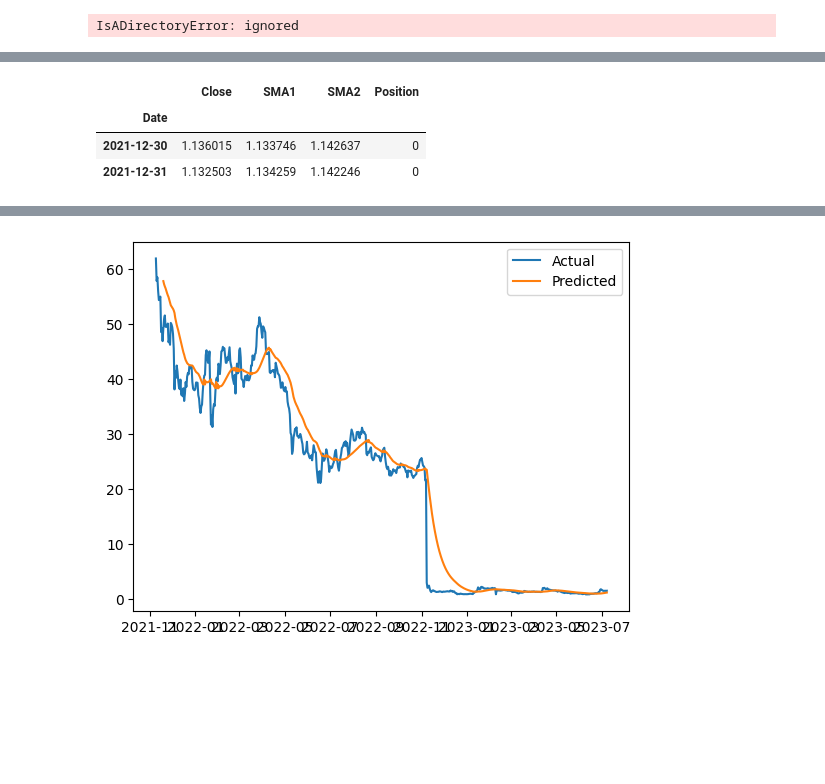
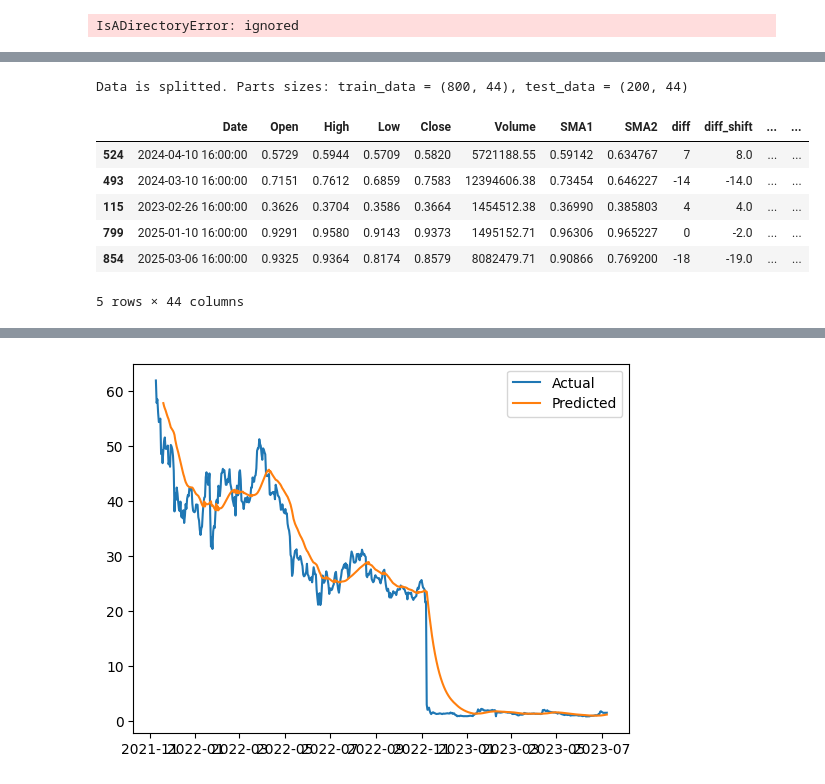
Before and after one commit to Nekhaenko/BigData1, a Jupyter notebook: Untitled14_1.ipynb, the cells around one changed output, grey strips where cells are left out. Saved outputs shown, nothing was run; the diff lists cells and outputs as text; code cells hidden in the pictures; blank space fills up the shorter version.

```diff
--- a/Untitled14_1.ipynb
+++ b/Untitled14_1.ipynb
@@ -172,12 +162,12 @@ id_pos = 0
 tmp_target = 0
 buy_len = 0
 # df['buy_len'] = 0
-df['buy_num'] = 0
+# df['buy_num'] = 0
 k = 0
 for ind in reversed(df.index):
     target = df.loc[ind, 'target']
     if target == 1:
-      df.loc[ind, 'buy_num'] = k
+      # df.loc[ind, 'buy_num'] = k
       # print(ind)
       id_pos = ind
       pos_bool = True
@@ -186,12 +176,12 @@ for ind in reversed(df.index):
       # print('----', ind)
       df.loc[ind, 'target'] = 1
       k += 1
-      df.loc[ind, 'buy_num'] = k
+      # df.loc[ind, 'buy_num'] = k
 
     elif df.loc[ind, 'base_price_bool'] == 1 and id_pos != ind:
       # print('--pos_bool = False--', ind)
       pos_bool = False
-      df.loc[ind + 1, 'buy_len'] = k
+      # df.loc[ind + 1, 'buy_len'] = k
       k = 0
 # %%
 df['buy_len'].fillna(method = 'ffill', inplace=True)
@@ -1064,20 +1034,24 @@ TIMEOUT = 3600
 TARGET_NAME = 'target'
 np.random.seed(RANDOM_STATE)
 torch.set_num_threads(N_THREADS)
-# %%
-data.tail(2)
-# %% [output]
-|  | Close | SMA1 | SMA2 | Position |
-| Date |  |  |  |  |
-| 2021-12-30 | 1.136015 | 1.133746 | 1.142637 | 0 |
-| 2021-12-31 | 1.132503 | 1.134259 | 1.142246 | 0 |
 # %%
-# %%time
+train_data, test_data = train_test_split(
+    df,
+    test_size=TEST_SIZE,
+    stratify=df[TARGET_NAME],
+    random_state=RANDOM_STATE
+)
 
-tr_data, te_data = train_test_split(df,
-                                    test_size=TEST_SIZE,
-                                    stratify=data[TARGET_NAME],
-                                    random_state=RANDOM_STATE)
+print(f'Data is splitted. Parts sizes: train_data = {train_data.shape}, test_data = {test_data.shape}')
 
-# print('Data splitted. Parts sizes: tr_data = {}, te_data = {}'.format(tr_data.shape, te_data.shape))
+train_data.head()
+# %% [output]
+Data is splitted. Parts sizes: train_data = (800, 44), test_data = (200, 44)
+|  | Date | Open | High | Low | Close | Volume | SMA1 | SMA2 | diff | diff_shift | ... | ... |
+| 524 | 2024-04-10 16:00:00 | 0.5729 | 0.5944 | 0.5709 | 0.5820 | 5721188.55 | 0.59142 | 0.634767 | 7 | 8.0 | ... | ... |
+| 493 | 2024-03-10 16:00:00 | 0.7151 | 0.7612 | 0.6859 | 0.7583 | 12394606.38 | 0.73454 | 0.646227 | -14 | -14.0 | ... | ... |
+| 115 | 2023-02-26 16:00:00 | 0.3626 | 0.3704 | 0.3586 | 0.3664 | 1454512.38 | 0.36990 | 0.385803 | 4 | 4.0 | ... | ... |
+| 799 | 2025-01-10 16:00:00 | 0.9291 | 0.9580 | 0.9143 | 0.9373 | 1495152.71 | 0.96306 | 0.965227 | 0 | -2.0 | ... | ... |
+| 854 | 2025-03-06 16:00:00 | 0.9325 | 0.9364 | 0.8174 | 0.8579 | 8082479.71 | 0.90866 | 0.769200 | -18 | -19.0 | ... | ... |
+5 rows × 44 columns
 # %%
```
Also changed, not shown: parts of 35 cells of this notebook.
